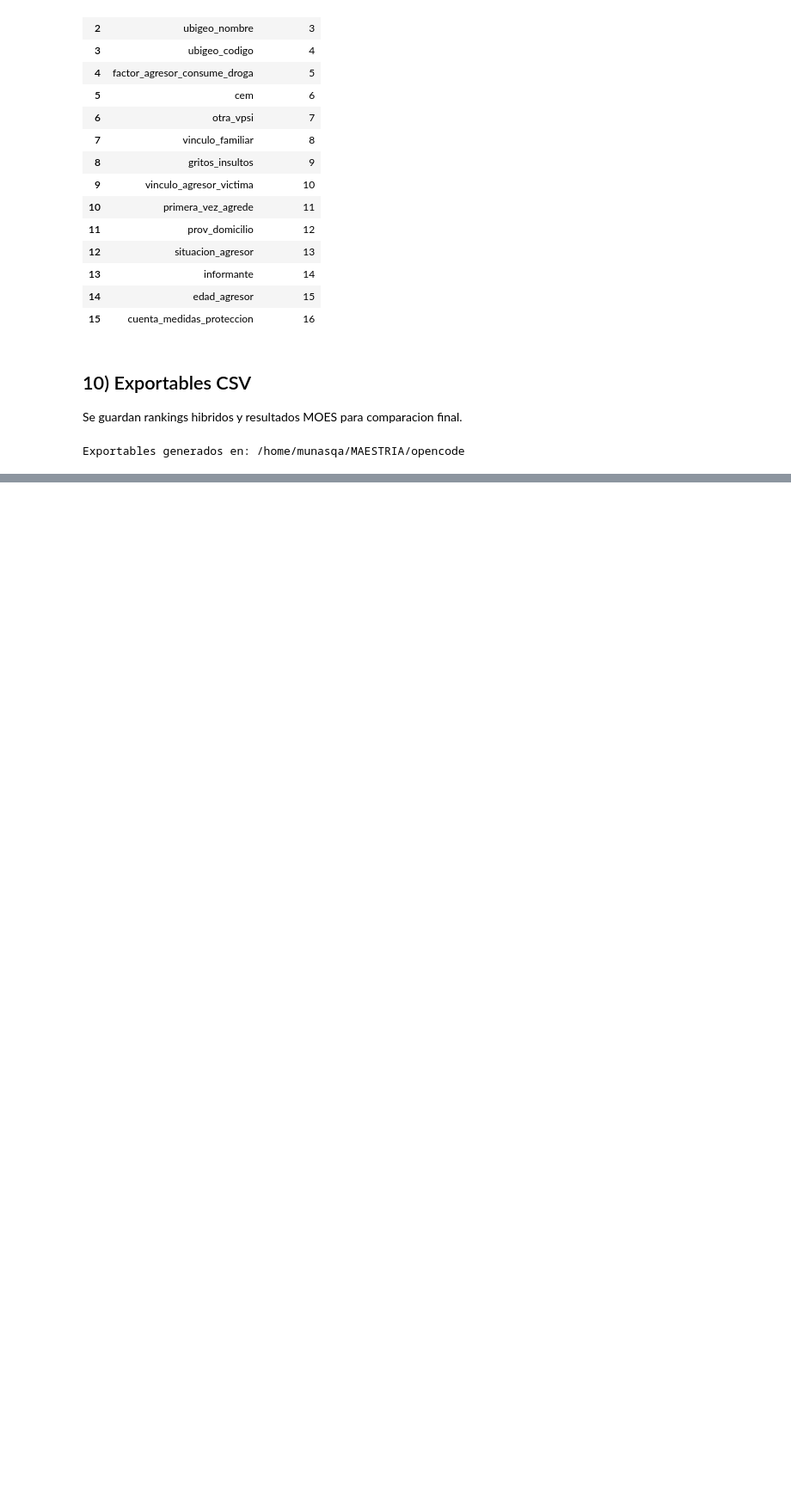
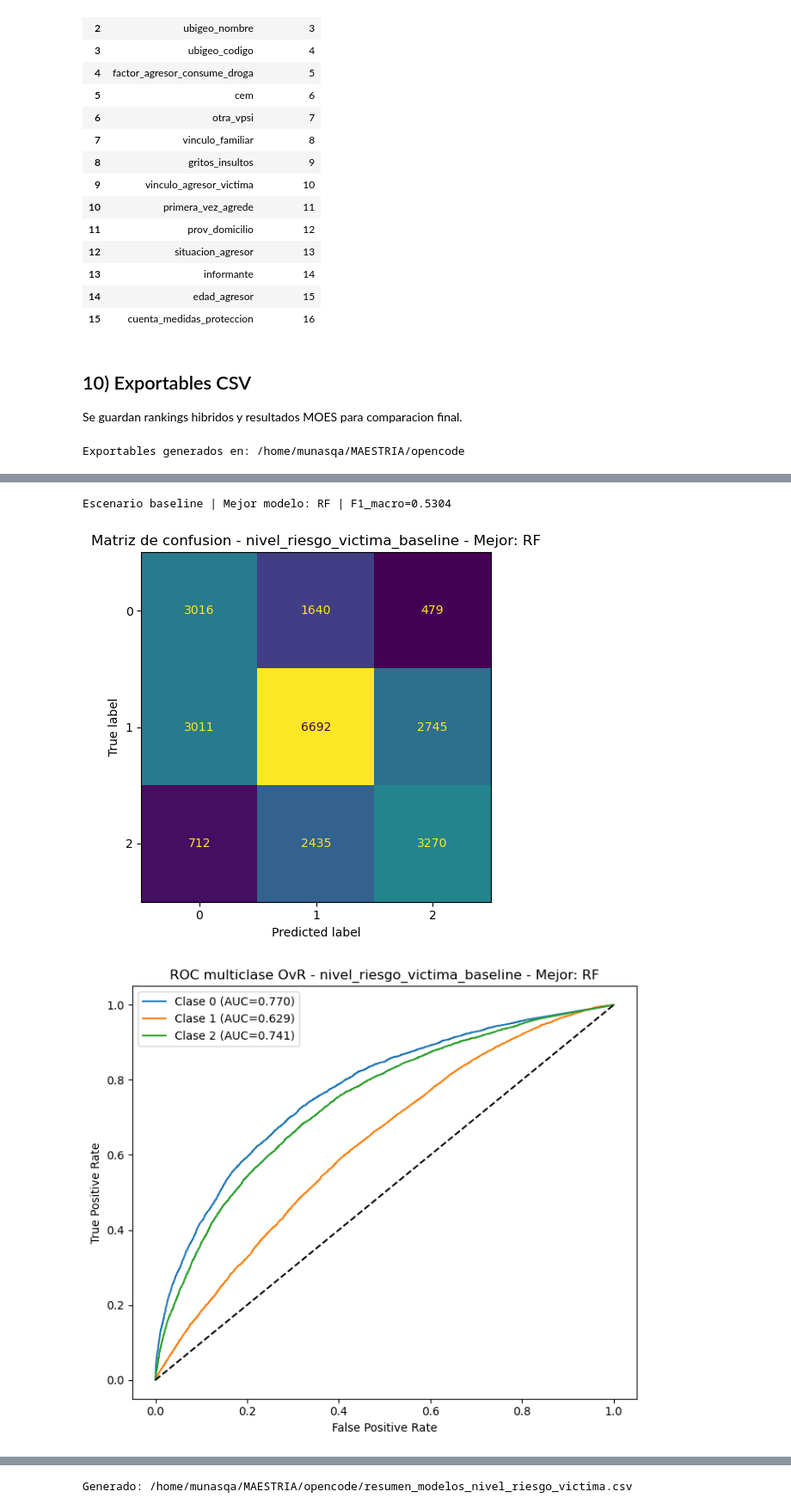
Before and after one commit to umalluq/violencia-eda, a Jupyter notebook: seleccion_caracteristicas_multimetodo_FULL.ipynb, the cells around one changed output, grey strips where cells are left out. Shown at 86% size. Saved outputs shown, nothing was run; the diff lists cells and outputs as text; code cells hidden in the pictures; blank space fills up the shorter version.

```diff
--- a/seleccion_caracteristicas_multimetodo_FULL.ipynb
+++ b/seleccion_caracteristicas_multimetodo_FULL.ipynb
@@ -642,0 +977,14 @@ Exportables generados en: /home/munasqa/MAESTRIA/opencode
+# %%
+# ENTRENAMIENTO SOLO nivel_riesgo_victima
+# Tip: deja run_smote=False y run_smotetomek=False en primer intento para evitar cierres
+resumen_modelos_riesgo = run_training_for_target(
+    target="nivel_riesgo_victima",
+    feature_list=final_features["nivel_riesgo_victima"],
+    random_state=42,
+    sample_train=120000,
+    run_smote=False,
+    run_smotetomek=False,
+)
+display(resumen_modelos_riesgo)
+print("Generado:", f"{OUT}/resumen_modelos_nivel_riesgo_victima.csv")
+# %% [output]
@@ -642,0 +999,3 @@ Exportables generados en: /home/munasqa/MAESTRIA/opencode
+Escenario baseline | Mejor modelo: RF | F1_macro=0.5304
+[figure, added]
+[figure, added]
@@ -642,0 +1006 @@ Exportables generados en: /home/munasqa/MAESTRIA/opencode
+Generado: /home/munasqa/MAESTRIA/opencode/resumen_modelos_nivel_riesgo_victima.csv
```
Also changed, not shown: parts of 12 cells of this notebook, 9 other files.
